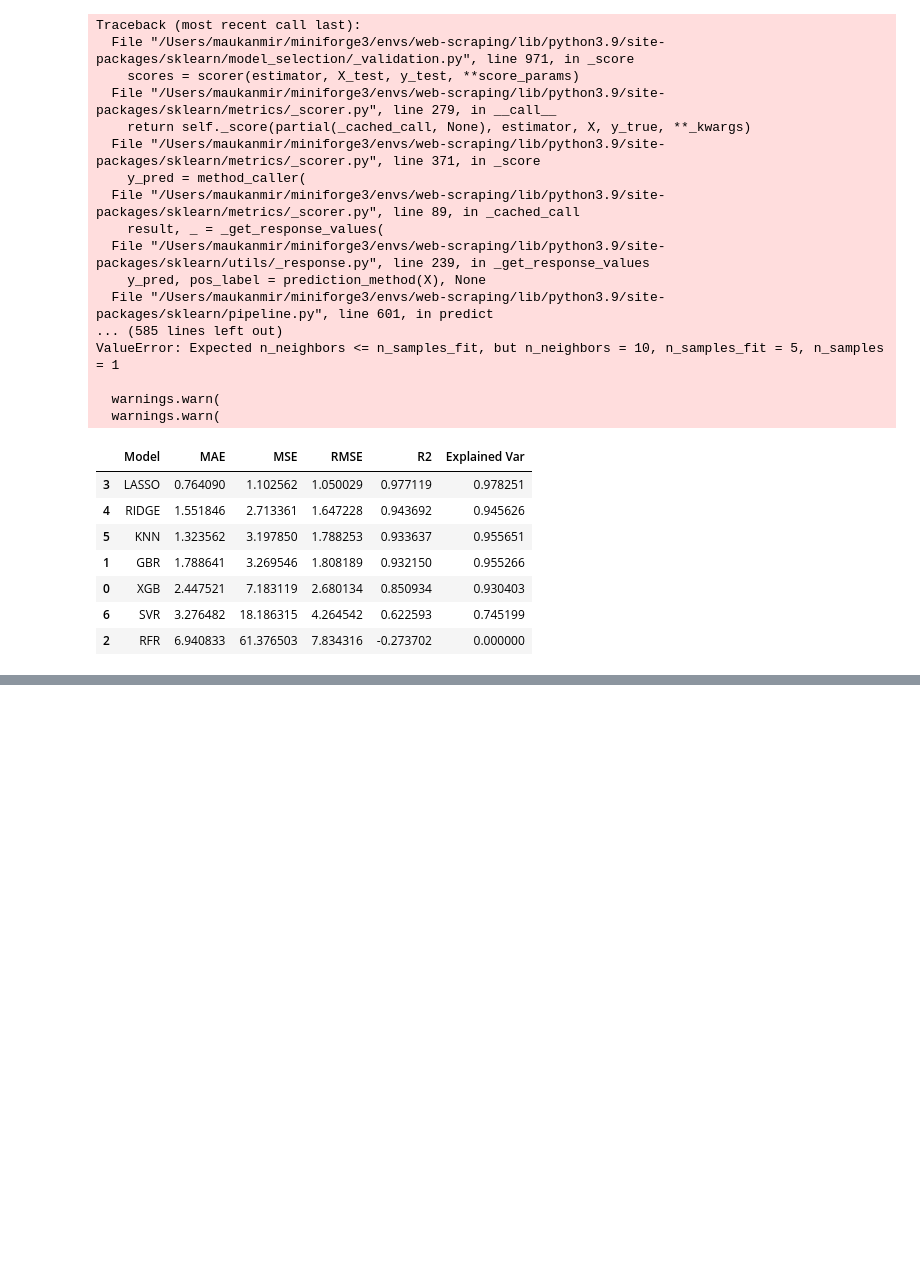
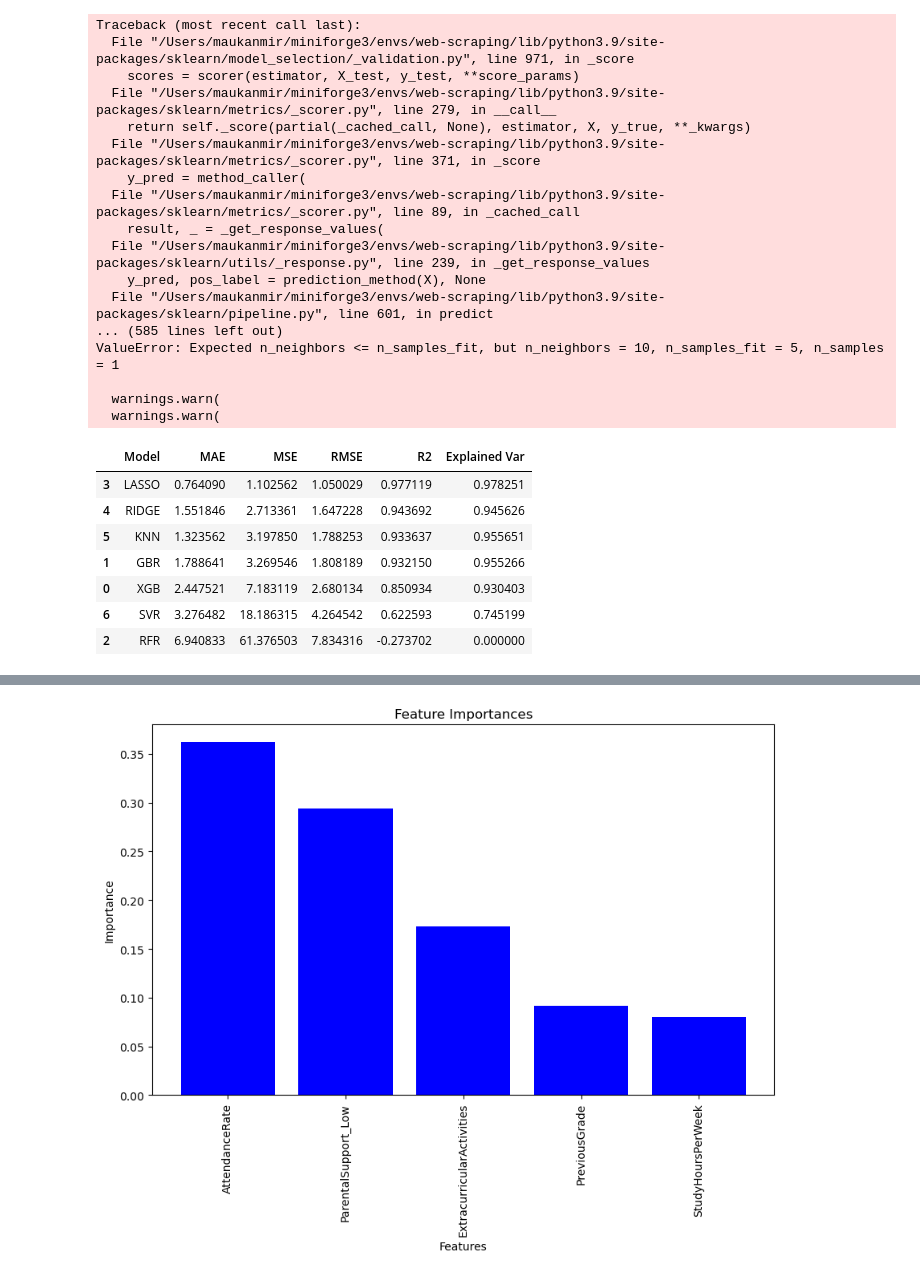
Before and after one commit to MaukanMir/Student-Performance-Predictions, a Jupyter notebook: training.ipynb, the cells around one changed output, grey strips where cells are left out. Drawn from its saved outputs; the diff is of its cells as text; code cells hidden in the pictures; blank space fills up the shorter version.

Commit message:
added new models

```diff
--- a/training.ipynb
+++ b/training.ipynb
@@ -514,0 +552,31 @@ ValueError: Expected n_neighbors <= n_samples_fit, but n_neighbors = 10, n_sampl
+# %%
+transformed_features = get_feature_names(pipeline.named_steps['preprocessor'])
+# %%
+gbc = GradientBoostingRegressor(
+  n_estimators=200,
+  min_samples_split=4,
+  min_samples_leaf=1,
+  max_depth=7,
+  learning_rate=0.1
+)
+pipeline = create_sklearn_pipeline(preprocessor, gbc, kbest)
+pipeline.fit(X_train, y_train)
+
+predictions = pipeline.predict(X_test)
+# %%
+selected_mask = pipeline.named_steps['Feature Selection'].get_support()
+
+selected_features = [feature for is_selected, feature in zip(selected_mask, transformed_features) if is_selected]
+feature_importances = pipeline.named_steps['model'].feature_importances_
+
+indices = np.argsort(feature_importances)[::-1]
+
+plt.figure(figsize=(10, 6))
+plt.title("Feature Importances")
+plt.bar(range(len(feature_importances)), feature_importances[indices], color='b')
+plt.xticks(range(len(feature_importances)), [selected_features[i] for i in indices], rotation=90)
+plt.xlabel("Features")
+plt.ylabel("Importance")
+plt.show()
+# %% [output]
+[figure, added]
```
Also changed, not shown: parts of 2 cells of this notebook.
